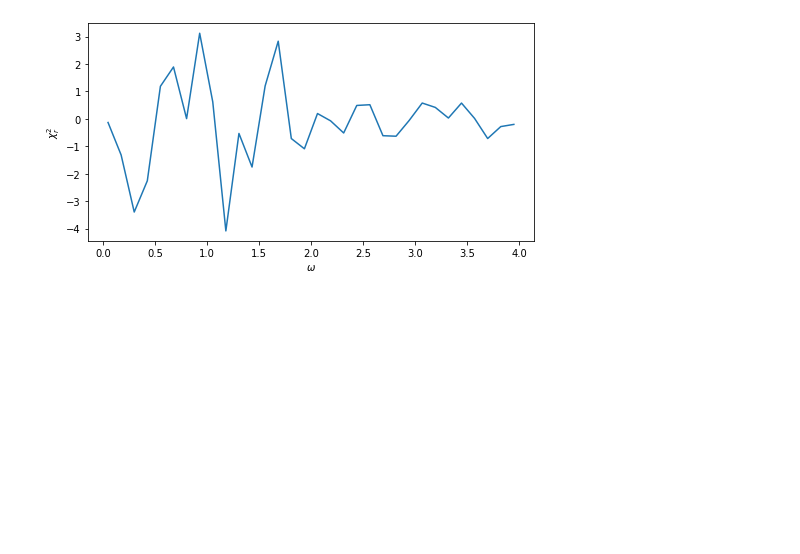
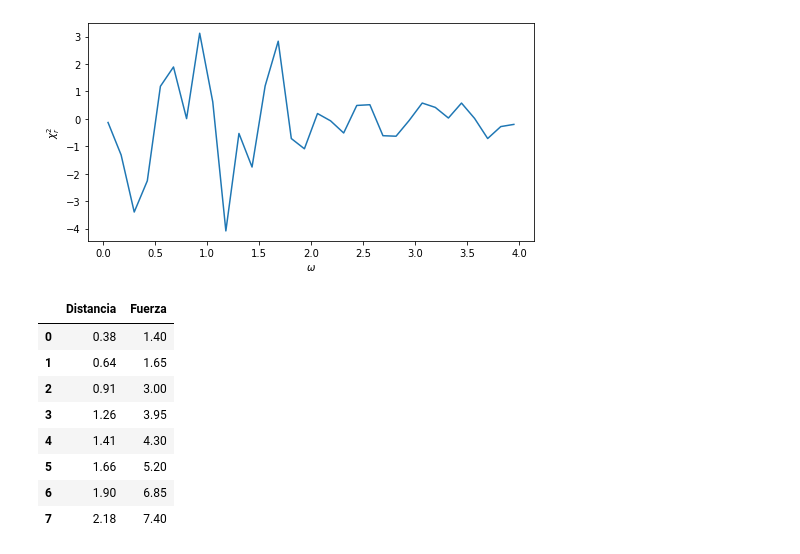
Before and after one commit to SEB91QA/Python-Exercises, a Jupyter notebook: Exercises_8.ipynb, the cells around one changed output. Cells and saved outputs as stored; diff of their text form; code cells hidden in the pictures; blank space fills up the shorter version.

```diff
--- a/Exercises_8.ipynb
+++ b/Exercises_8.ipynb
@@ -630,3 +631,22 @@ ax.set_ylabel('$\chi_{r}^2$')
 # %% [output]
 Text(0, 0.5, '$\\chi_{r}^2$')
 [figure]
+# %%
+
+import pandas as pd
+
+data = {'Distancia': [0.38, 0.64, 0.91, 1.26, 1.41, 1.66, 1.90, 2.18],
+          'Fuerza': [1.4, 1.65, 3.0, 3.95, 4.3, 5.20, 6.85, 7.4]}
+# %%
+dataex = pd.DataFrame(data)
+dataex
+# %% [output]
+|  | Distancia | Fuerza |
+| 0 | 0.38 | 1.40 |
+| 1 | 0.64 | 1.65 |
+| 2 | 0.91 | 3.00 |
+| 3 | 1.26 | 3.95 |
+| 4 | 1.41 | 4.30 |
+| 5 | 1.66 | 5.20 |
+| 6 | 1.90 | 6.85 |
+| 7 | 2.18 | 7.40 |
```
Also changed, not shown: parts of 5 cells of this notebook, 5 other files.
